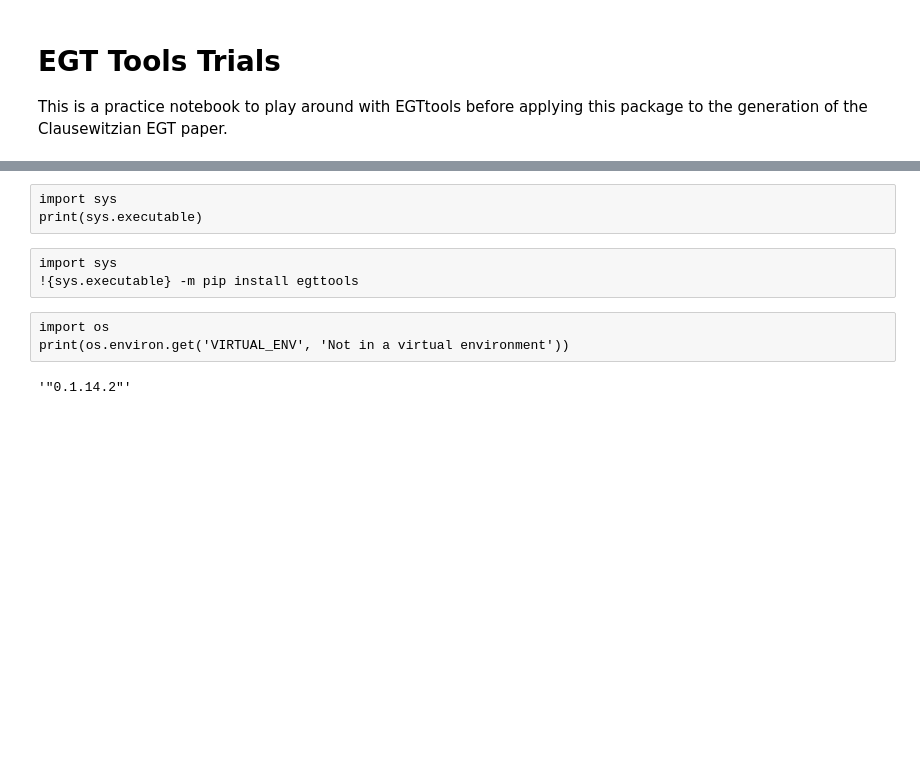
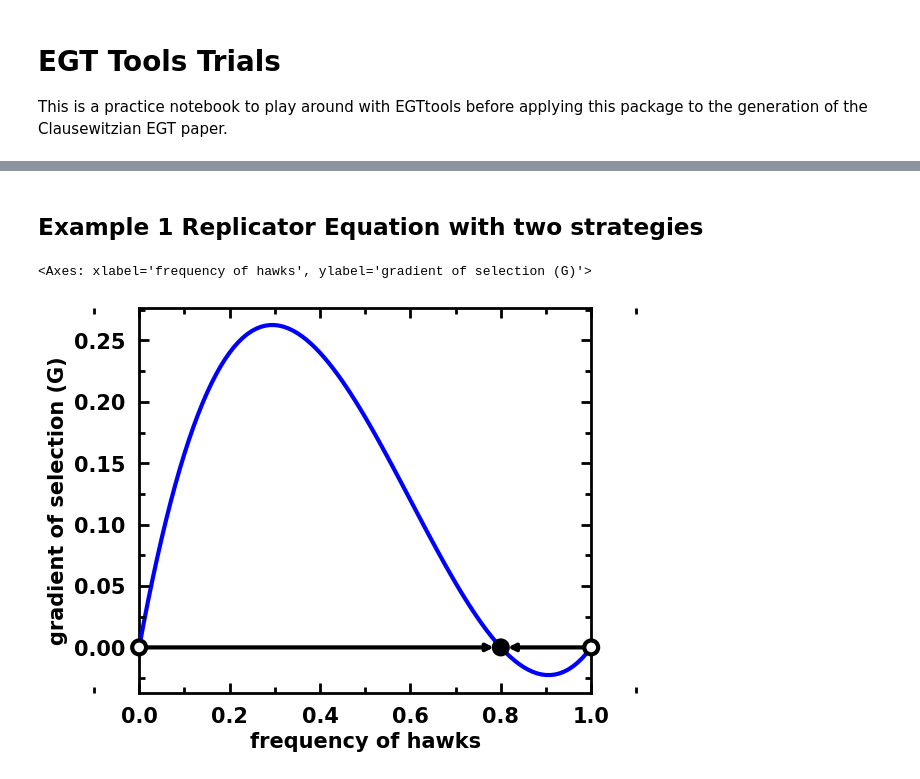
Before and after one commit to nlcircle/0181_EGTtools_Trial, a Jupyter notebook: 0181_EGT_basic_code.ipynb, the cells around one changed output, grey strips where cells are left out. Saved outputs shown, nothing was run; the diff lists cells and outputs as text; code cells hidden in the pictures; blank space fills up the shorter version.

Commit message:
20251030_1345 Ex.1 added to egttools trials
Ex.1 from the paper on EGTtools included and tested --> OK

```diff
--- a/0181_EGT_basic_code.ipynb
+++ b/0181_EGT_basic_code.ipynb
@@ -14,13 +8,21 @@ import egttools as E
-# %% [raw]
-import sys
-print(sys.executable)
-# %% [raw]
-import sys
-!{sys.executable} -m pip install egttools
-# %% [raw]
-import os
-print(os.environ.get('VIRTUAL_ENV', 'Not in a virtual environment'))
-# %%
-E.__version__
-# %% [output]
-'"0.1.14.2"'
+# %% [markdown]
+## Example 1 Replicator Equation with two strategies
+# %%
+from egttools.analytical.utils import (calculate_gradients, find_roots, check_replicator_stability_pairwise_games, )
+
+# calculate gradient
+payoffs = np.array([[-0.5, 2.], [0., 0]])
+x = np.linspace(0, 1, num=101, dtype=np.float64)
+gradient_function = lambda x: egt.analytical.replicator_equation(x, payoffs)
+gradients = calculate_gradients(np.array((x, 1-x)).T, gradient_function)
+
+# find roots and stability
+roots = find_roots(gradient_function, nb_strategies=2, nb_initial_random_points=10, method='hybr')
+stability = check_replicator_stability_pairwise_games(roots, payoffs)
+
+# plot the gradient
+egt.plotting.plot_gradients(gradients[:,0], xlabel='frequency of hawks',
+                           roots=roots, stability=stability)
+# %% [output]
+<Axes: xlabel='frequency of hawks', ylabel='gradient of selection (G)'>
+[figure, added]
```
Also changed, not shown: parts of 2 cells of this notebook.
